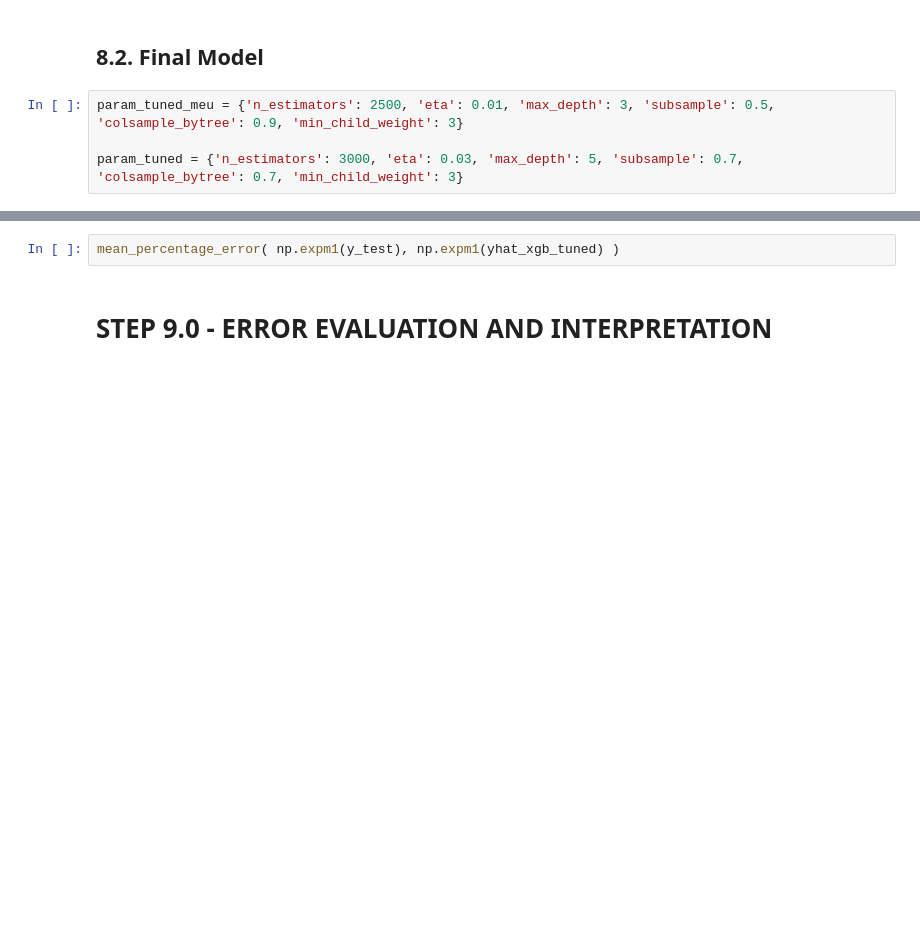
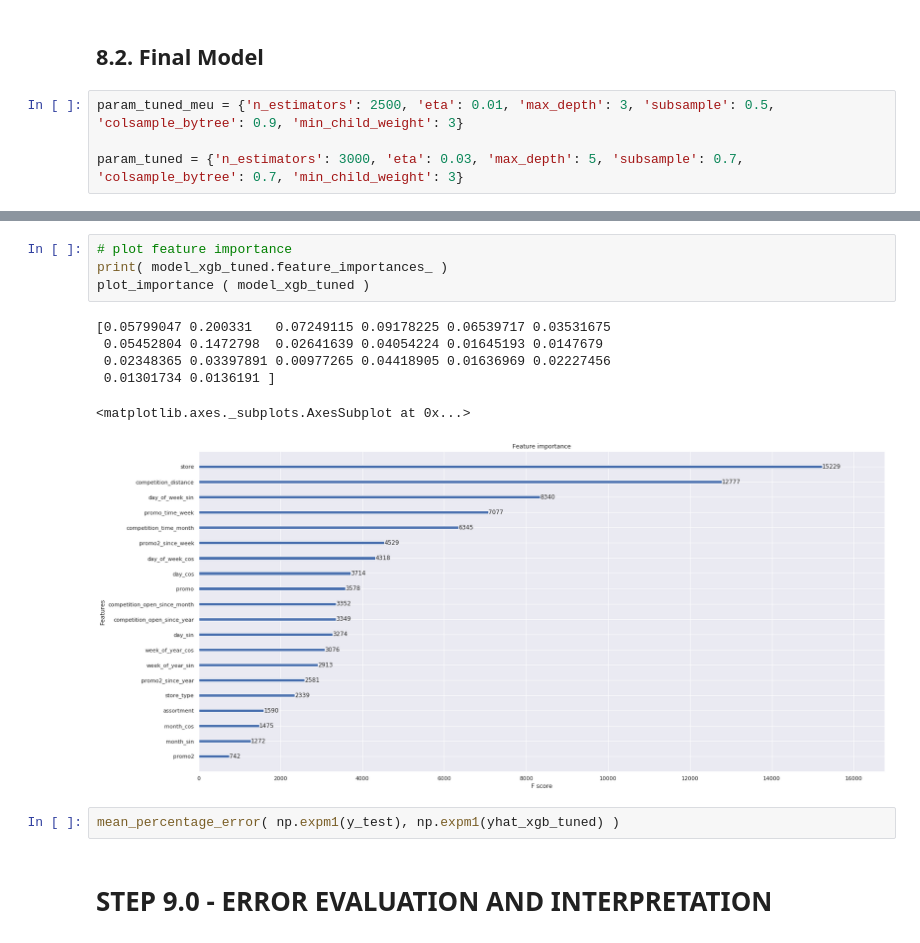
Before and after one commit to anaraquelou/ds-em-producao, a Jupyter notebook: store_sales_prediction_regression_model-testing.ipynb, the cells around one changed output, grey strips where cells are left out. Saved outputs shown, nothing was run; the diff lists cells and outputs as text; blank space fills up the shorter version.

```diff
--- a/store_sales_prediction_regression_model-testing.ipynb
+++ b/store_sales_prediction_regression_model-testing.ipynb
@@ -1243,3 +1267,14 @@ xgb_result_tuned
+# %%
+# plot feature importance
+print( model_xgb_tuned.feature_importances_ )
+plot_importance ( model_xgb_tuned )
+# %% [output]
+[0.05799047 0.200331   0.07249115 0.09178225 0.06539717 0.03531675
+ 0.05452804 0.1472798  0.02641639 0.04054224 0.01645193 0.0147679
+ 0.02348365 0.03397891 0.00977265 0.04418905 0.01636969 0.02227456
+ 0.01301734 0.0136191 ]
+<matplotlib.axes._subplots.AxesSubplot at 0x...>
+[figure, added]
 # %%
 mean_percentage_error( np.expm1(y_test), np.expm1(yhat_xgb_tuned) )
 # %% [markdown]
```
Also changed, not shown: parts of 3 cells of this notebook, 3 other files.
